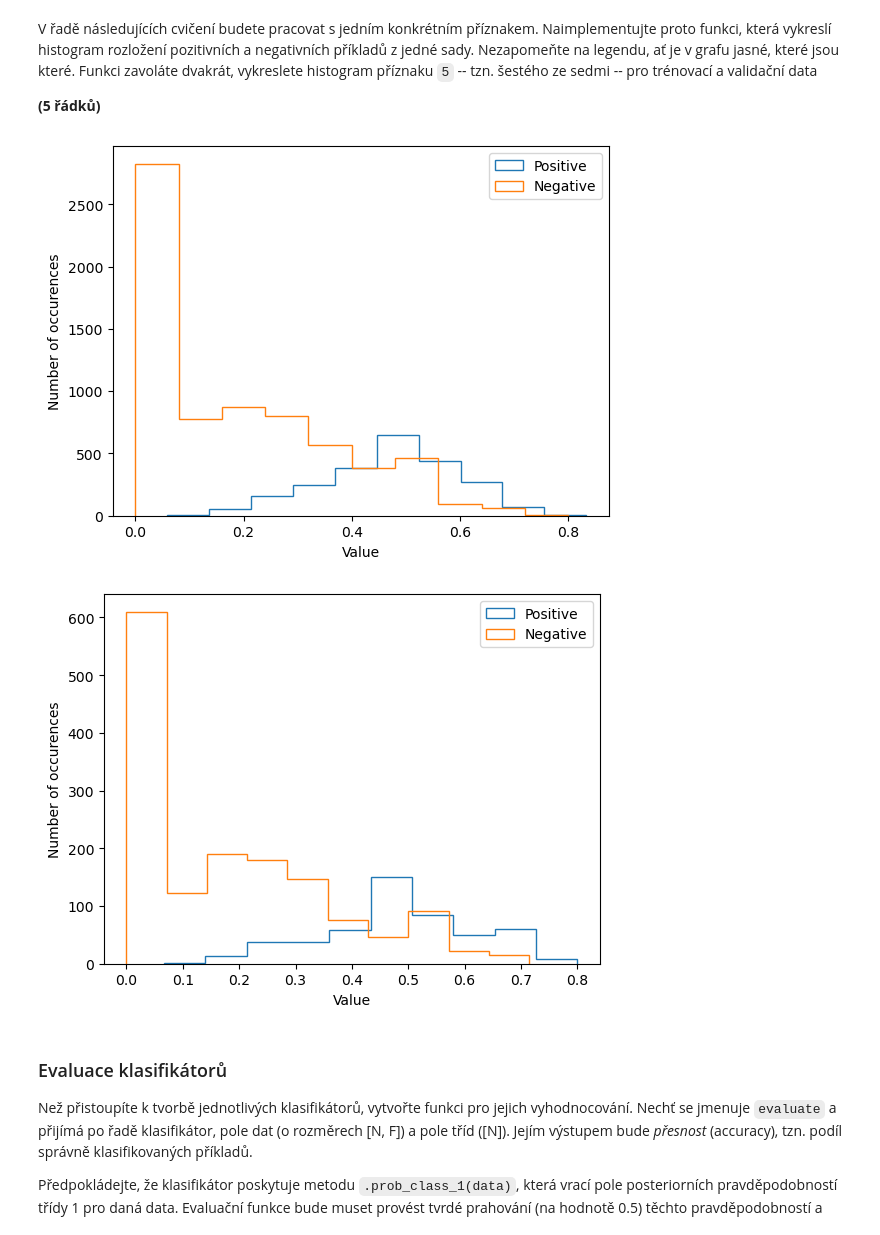
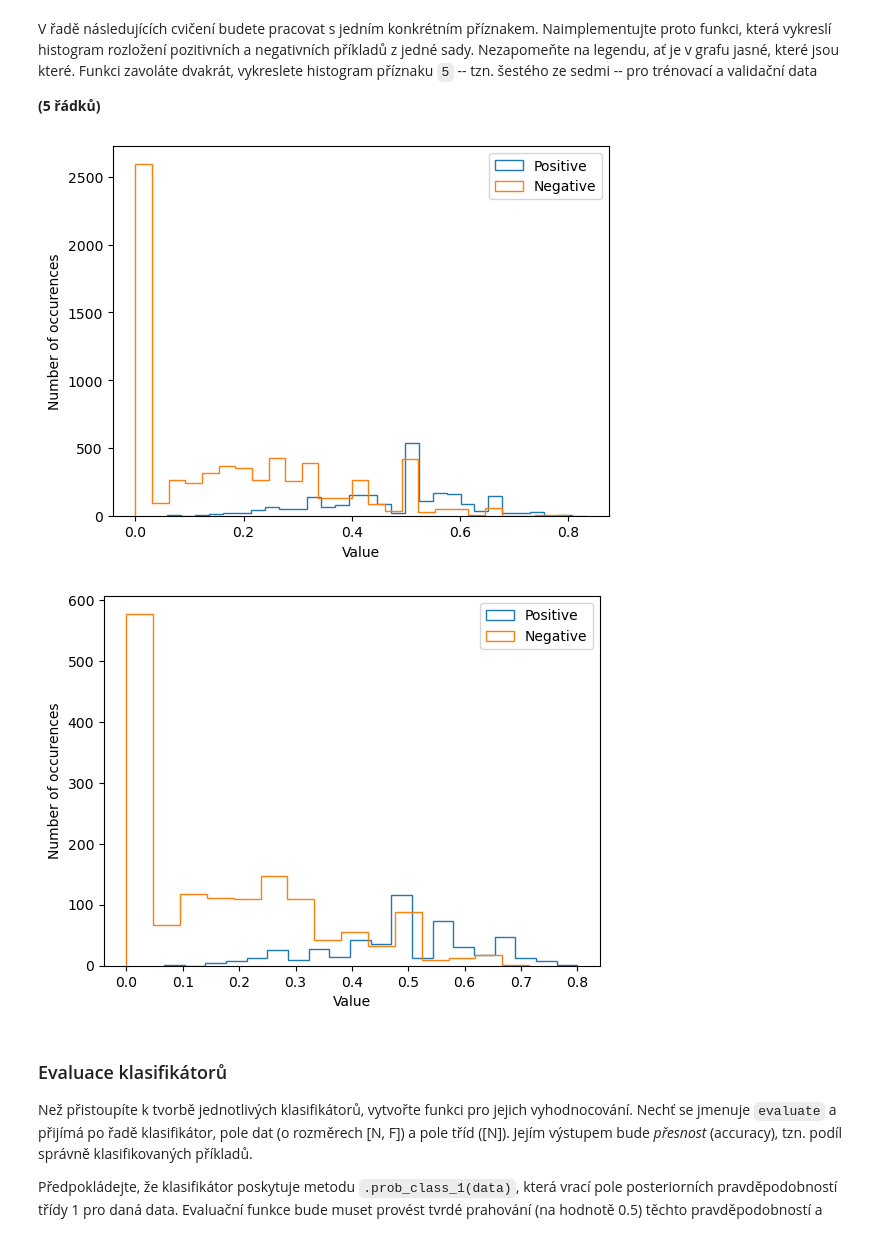
Before and after one commit to arconatt/SUI-machine_learning, a Jupyter notebook: zadani.ipynb, the cells around one changed output. Drawn from its saved outputs; the diff is of its cells as text; code cells hidden in the pictures.

```diff
--- a/zadani.ipynb
+++ b/zadani.ipynb
@@ -57,21 +57,21 @@ V řadě následujících cvičení budete pracovat s jedním konkrétním pří
 # %%
 FOI = 5  # Feature Of Interest
 
 def plot_data(poss, negs):
     plt.figure()
     plt.xlabel('Value')
     plt.ylabel('Number of occurences')
 
-    plt.hist(poss, histtype='step', label='Positive')
-    plt.hist(negs, histtype='step', label='Negative')
+    plt.hist(poss, histtype='step', bins='auto', label='Positive')
+    plt.hist(negs, histtype='step', bins='auto', label='Negative')
     plt.legend()
 
 
 plot_data(train_dataset.pos[:, FOI], train_dataset.neg[:, FOI])
 plot_data(val_dataset.pos[:, FOI], val_dataset.neg[:, FOI])
 # %% [output]
-[figure, old version]
+[figure, new version]
-[figure, old version]
+[figure, new version]
 # %% [markdown]
 ### Evaluace klasifikátorů
 Než přistoupíte k tvorbě jednotlivých klasifikátorů, vytvořte funkci pro jejich vyhodnocování.
```
Also changed, not shown: parts of 7 cells of this notebook, 1 other file.
